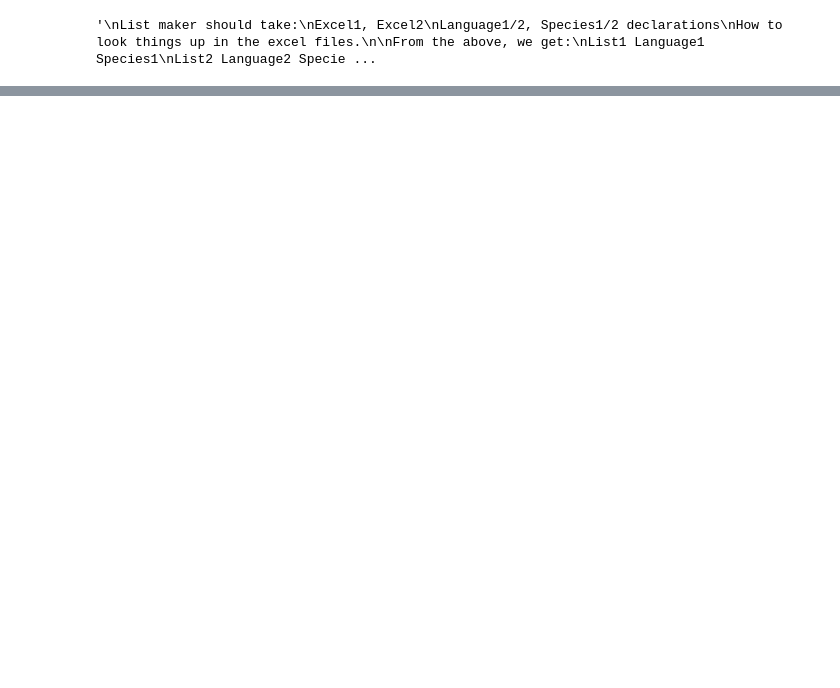
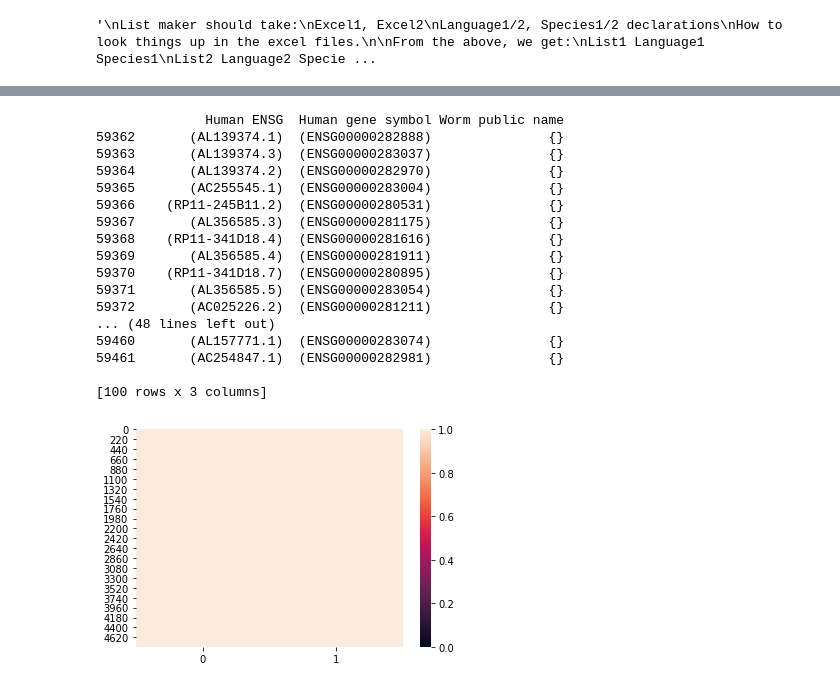
Before and after one commit to dfporter/FBF_gendered_gl, a Jupyter notebook: orthos/simplified.ipynb, the cells around one changed output, grey strips where cells are left out. Drawn from its saved outputs; the diff is of its cells as text; code cells hidden in the pictures; blank space fills up the shorter version.

```diff
--- a/orthos/simplified.ipynb
+++ b/orthos/simplified.ipynb
@@ -792,0 +52,9 @@ dict_keys(['OO FBF (25°C)', 'SP FBF (25°C)', 'OO FBF-1 (20°C)', 'OO FBF-2 (20
+# %%
+reload_modules()
+
+
+
+#human_ensmbl_gene = human_gene_ensmbl_map.human_gene_ensmbl_map()
+config = configuration.configuration(configuration_commands.config_text)
+df = simple.polyglot.polyglot.make_polyglot_file(config)
+print('Done.')
@@ -792,0 +79,26 @@ dict_keys(['OO FBF (25°C)', 'SP FBF (25°C)', 'OO FBF-1 (20°C)', 'OO FBF-2 (20
+# %%
+print(df.tail(100))
+plt.clf()
+plt.close()
+ax = sns.heatmap(hm2)
+plt.show()
+plt.clf()
+# %% [output]
+              Human ENSG  Human gene symbol Worm public name
+59362       (AL139374.1)  (ENSG00000282888)               {}
+59363       (AL139374.3)  (ENSG00000283037)               {}
+59364       (AL139374.2)  (ENSG00000282970)               {}
+59365       (AC255545.1)  (ENSG00000283004)               {}
+59366    (RP11-245B11.2)  (ENSG00000280531)               {}
+59367       (AL356585.3)  (ENSG00000281175)               {}
+59368    (RP11-341D18.4)  (ENSG00000281616)               {}
+59369       (AL356585.4)  (ENSG00000281911)               {}
+59370    (RP11-341D18.7)  (ENSG00000280895)               {}
+59371       (AL356585.5)  (ENSG00000283054)               {}
+59372       (AC025226.2)  (ENSG00000281211)               {}
+... (48 lines left out)
+59460       (AL157771.1)  (ENSG00000283074)               {}
+59461       (AC254847.1)  (ENSG00000282981)               {}
+
+[100 rows x 3 columns]
+[figure, added]
```
Also changed, not shown: parts of 30 cells of this notebook, 10 other files.
